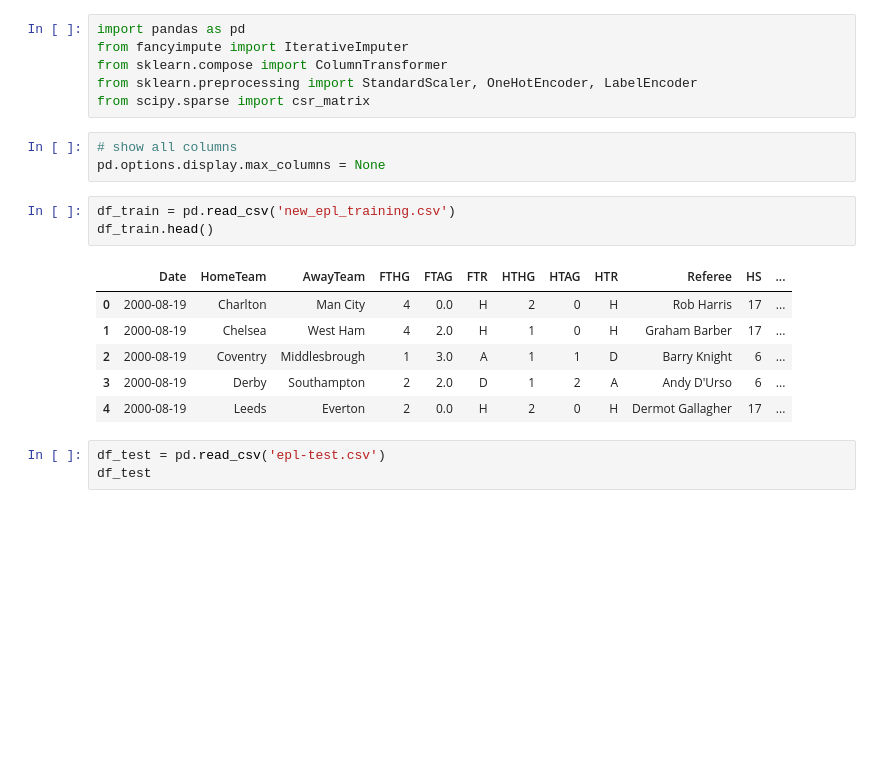
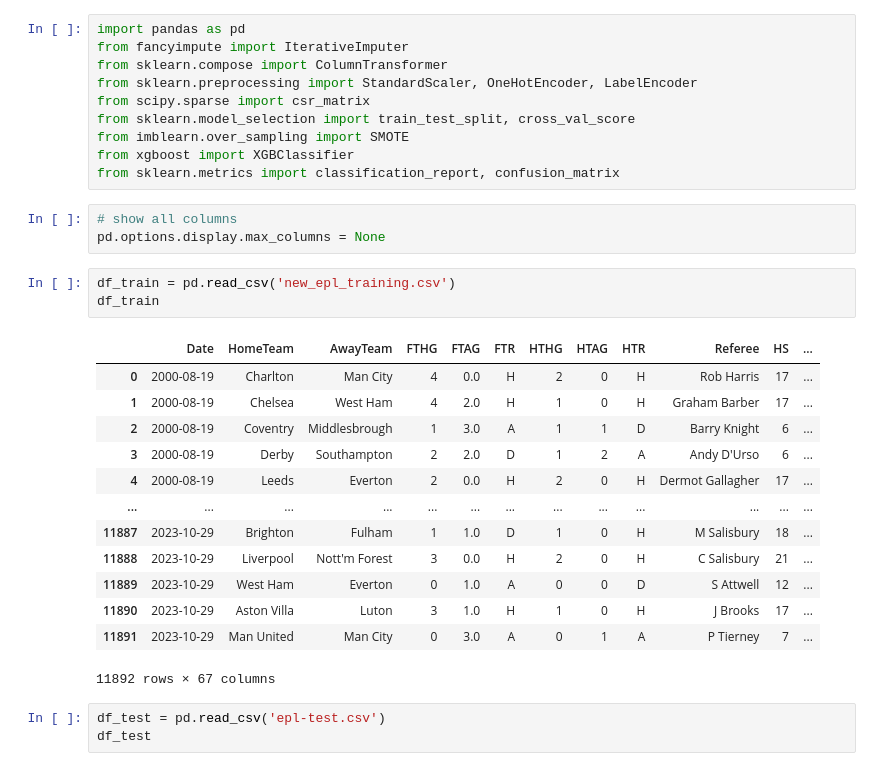
Before and after one commit to shinomiya-akirawane/football_result_prediction, a Jupyter notebook: final_dataset_for_prediction.ipynb, the cells around one changed output. Saved outputs shown, nothing was run; the diff lists cells and outputs as text; blank space fills up the shorter version.

```diff
--- a/final_dataset_for_prediction.ipynb
+++ b/final_dataset_for_prediction.ipynb
@@ -24,19 +25,30 @@ from fancyimpute import IterativeImputer
 from sklearn.compose import ColumnTransformer
 from sklearn.preprocessing import StandardScaler, OneHotEncoder, LabelEncoder
 from scipy.sparse import csr_matrix
+from sklearn.model_selection import train_test_split, cross_val_score
+from imblearn.over_sampling import SMOTE
+from xgboost import XGBClassifier
+from sklearn.metrics import classification_report, confusion_matrix
 # %%
 # show all columns
 pd.options.display.max_columns = None
 # %%
 df_train = pd.read_csv('new_epl_training.csv')
-df_train.head()
+df_train
 # %% [output]
 |  | Date | HomeTeam | AwayTeam | FTHG | FTAG | FTR | HTHG | HTAG | HTR | Referee | HS | ... |
 | 0 | 2000-08-19 | Charlton | Man City | 4 | 0.0 | H | 2 | 0 | H | Rob Harris | 17 | ... |
 | 1 | 2000-08-19 | Chelsea | West Ham | 4 | 2.0 | H | 1 | 0 | H | Graham Barber | 17 | ... |
 | 2 | 2000-08-19 | Coventry | Middlesbrough | 1 | 3.0 | A | 1 | 1 | D | Barry Knight | 6 | ... |
 | 3 | 2000-08-19 | Derby | Southampton | 2 | 2.0 | D | 1 | 2 | A | Andy D'Urso | 6 | ... |
 | 4 | 2000-08-19 | Leeds | Everton | 2 | 0.0 | H | 2 | 0 | H | Dermot Gallagher | 17 | ... |
+| ... | ... | ... | ... | ... | ... | ... | ... | ... | ... | ... | ... | ... |
+| 11887 | 2023-10-29 | Brighton | Fulham | 1 | 1.0 | D | 1 | 0 | H | M Salisbury | 18 | ... |
+| 11888 | 2023-10-29 | Liverpool | Nott'm Forest | 3 | 0.0 | H | 2 | 0 | H | C Salisbury | 21 | ... |
+| 11889 | 2023-10-29 | West Ham | Everton | 0 | 1.0 | A | 0 | 0 | D | S Attwell | 12 | ... |
+| 11890 | 2023-10-29 | Aston Villa | Luton | 3 | 1.0 | H | 1 | 0 | H | J Brooks | 17 | ... |
+| 11891 | 2023-10-29 | Man United | Man City | 0 | 3.0 | A | 0 | 1 | A | P Tierney | 7 | ... |
+11892 rows × 67 columns
 # %%
 df_test = pd.read_csv('epl-test.csv')
 df_test
```
Also changed, not shown: parts of 23 cells of this notebook.
